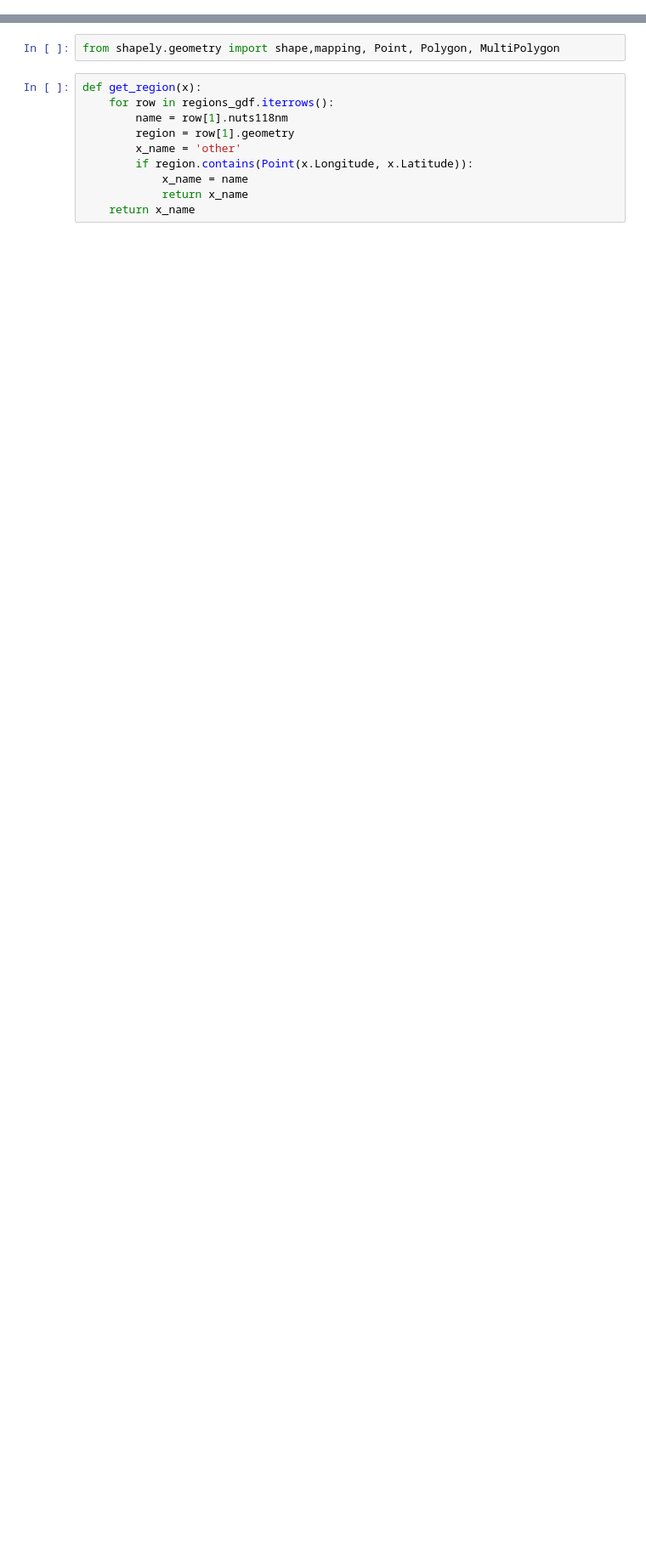
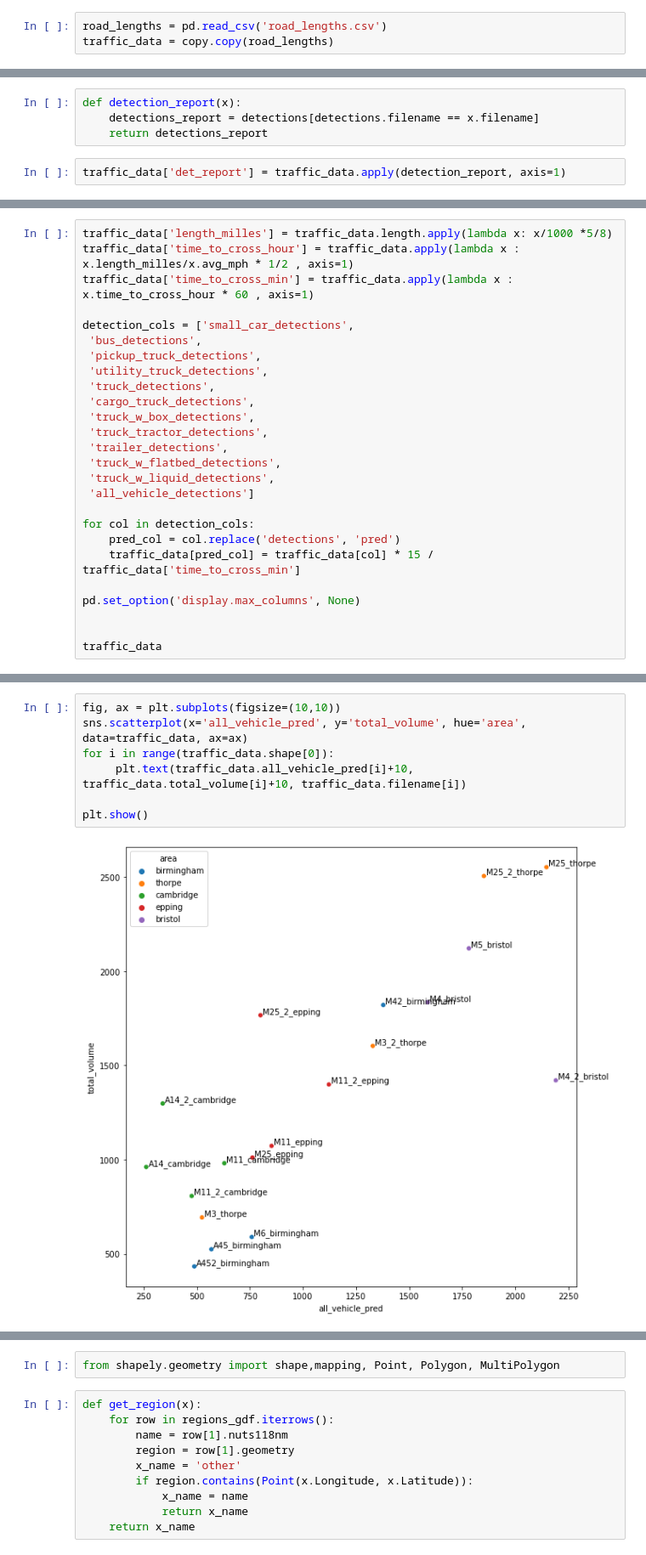
Before and after one commit to JakeRobertBaker/Highways, a Jupyter notebook: Full-Pipeline-Rebuild.ipynb, the cells around one changed output, grey strips where cells are left out. Shown at 85% size. Saved outputs shown, nothing was run; the diff lists cells and outputs as text; blank space fills up the shorter version.

```diff
--- a/Full-Pipeline-Rebuild.ipynb
+++ b/Full-Pipeline-Rebuild.ipynb
@@ -2,0 +83,3 @@ from api import *
+# %%
+road_lengths = pd.read_csv('road_lengths.csv')
+traffic_data = copy.copy(road_lengths)
@@ -2,0 +284,6 @@ from api import *
+# %%
+def detection_report(x):
+    detections_report = detections[detections.filename == x.filename]
+    return detections_report
+# %%
+traffic_data['det_report'] = traffic_data.apply(detection_report, axis=1)
@@ -2,0 +305,26 @@ from api import *
+# %%
+traffic_data['length_milles'] = traffic_data.length.apply(lambda x: x/1000 *5/8)
+traffic_data['time_to_cross_hour'] = traffic_data.apply(lambda x : x.length_milles/x.avg_mph * 1/2 , axis=1)
+traffic_data['time_to_cross_min'] = traffic_data.apply(lambda x : x.time_to_cross_hour * 60 , axis=1)
+
+detection_cols = ['small_car_detections',
+ 'bus_detections',
+ 'pickup_truck_detections',
+ 'utility_truck_detections',
+ 'truck_detections',
+ 'cargo_truck_detections',
+ 'truck_w_box_detections',
+ 'truck_tractor_detections',
+ 'trailer_detections',
+ 'truck_w_flatbed_detections',
+ 'truck_w_liquid_detections',
+ 'all_vehicle_detections']
+
+for col in detection_cols:
+    pred_col = col.replace('detections', 'pred')
+    traffic_data[pred_col] = traffic_data[col] * 15 / traffic_data['time_to_cross_min']
+
+pd.set_option('display.max_columns', None)
+
+
+traffic_data
@@ -3 +354,10 @@ from api import *
+# %%
+fig, ax = plt.subplots(figsize=(10,10))
+sns.scatterplot(x='all_vehicle_pred', y='total_volume', hue='area', data=traffic_data, ax=ax)
+for i in range(traffic_data.shape[0]):
+     plt.text(traffic_data.all_vehicle_pred[i]+10, traffic_data.total_volume[i]+10, traffic_data.filename[i])
+
+plt.show()
+# %% [output]
+[figure, added]
 # %% [markdown]
```
Also changed, not shown: parts of 28 cells of this notebook.
